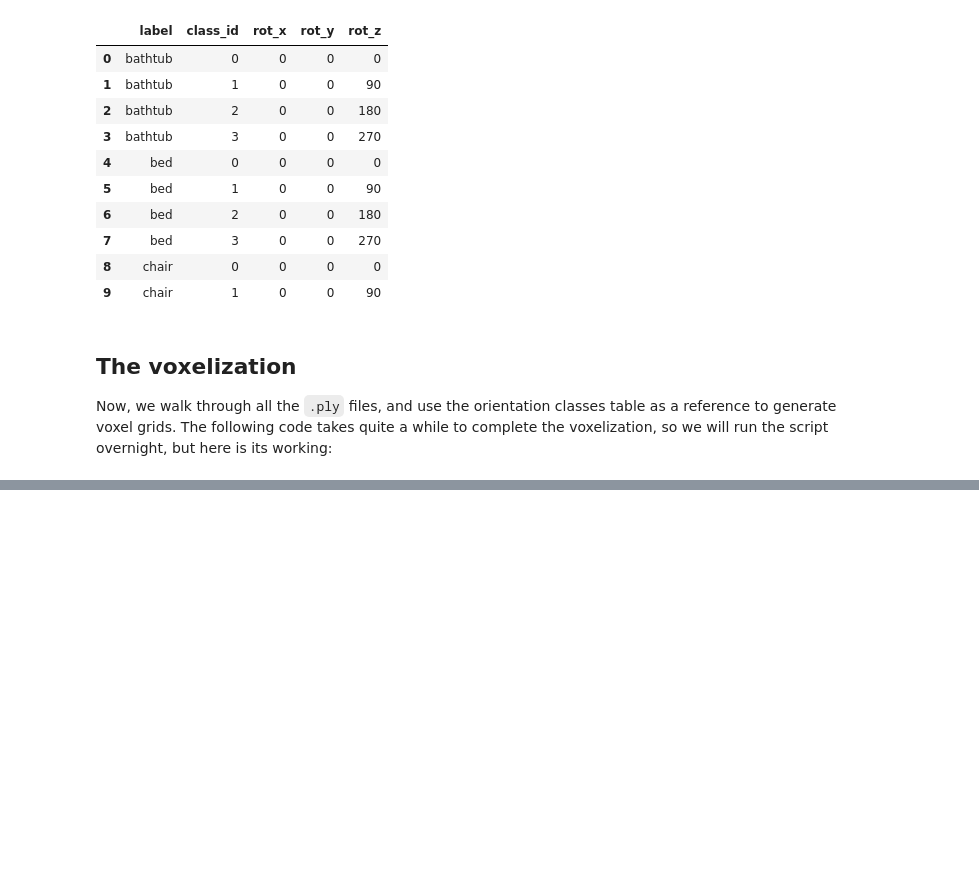
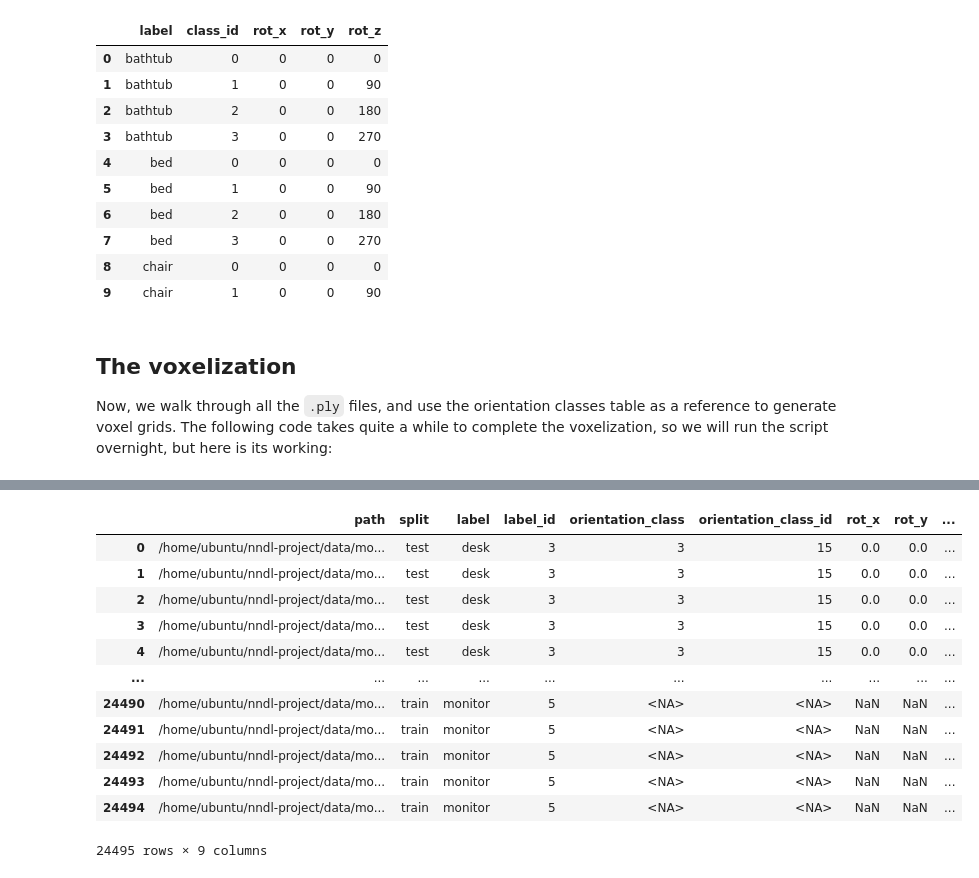
Before and after one commit to zanocrate/nndl-project, a Jupyter notebook: notebooks/2_Dataset Folder.ipynb, the cells around one changed output, grey strips where cells are left out. Saved outputs shown, nothing was run; the diff lists cells and outputs as text; code cells hidden in the pictures; blank space fills up the shorter version.

Commit message:
First 3 notebooks done. Next up is coding the tuning with Ray

```diff
--- a/notebooks/2_Dataset Folder.ipynb
+++ b/notebooks/2_Dataset Folder.ipynb
@@ -189,0 +195,8 @@ _TO DO_
+# %%
+# first create a quick lookup table for the labels, from the orientation_classes table
+
+lookup_table = pd.DataFrame({
+    'label': labels,
+    'label_id' : range(len(labels))}).set_index('label')
+
+lookup_table
@@ -189,0 +295,20 @@ _TO DO_
+# %%
+# save it to disk
+metadata.to_parquet(os.path.join(dataset_dir,'metadata.parquet')) # parquet is faster and preserves the index and dtypes
+
+# take a look at the resulting table
+metadata
+# %% [output]
+|  | path | split | label | label_id | orientation_class | orientation_class_id | rot_x | rot_y | ... |
+| 0 | /home/ubuntu/nndl-project/data/mo... | test | desk | 3 | 3 | 15 | 0.0 | 0.0 | ... |
+| 1 | /home/ubuntu/nndl-project/data/mo... | test | desk | 3 | 3 | 15 | 0.0 | 0.0 | ... |
+| 2 | /home/ubuntu/nndl-project/data/mo... | test | desk | 3 | 3 | 15 | 0.0 | 0.0 | ... |
+| 3 | /home/ubuntu/nndl-project/data/mo... | test | desk | 3 | 3 | 15 | 0.0 | 0.0 | ... |
+| 4 | /home/ubuntu/nndl-project/data/mo... | test | desk | 3 | 3 | 15 | 0.0 | 0.0 | ... |
+| ... | ... | ... | ... | ... | ... | ... | ... | ... | ... |
+| 24490 | /home/ubuntu/nndl-project/data/mo... | train | monitor | 5 | <NA> | <NA> | NaN | NaN | ... |
+| 24491 | /home/ubuntu/nndl-project/data/mo... | train | monitor | 5 | <NA> | <NA> | NaN | NaN | ... |
+| 24492 | /home/ubuntu/nndl-project/data/mo... | train | monitor | 5 | <NA> | <NA> | NaN | NaN | ... |
+| 24493 | /home/ubuntu/nndl-project/data/mo... | train | monitor | 5 | <NA> | <NA> | NaN | NaN | ... |
+| 24494 | /home/ubuntu/nndl-project/data/mo... | train | monitor | 5 | <NA> | <NA> | NaN | NaN | ... |
+24495 rows × 9 columns
```
Also changed, not shown: parts of 10 cells of this notebook, 17 other files.
